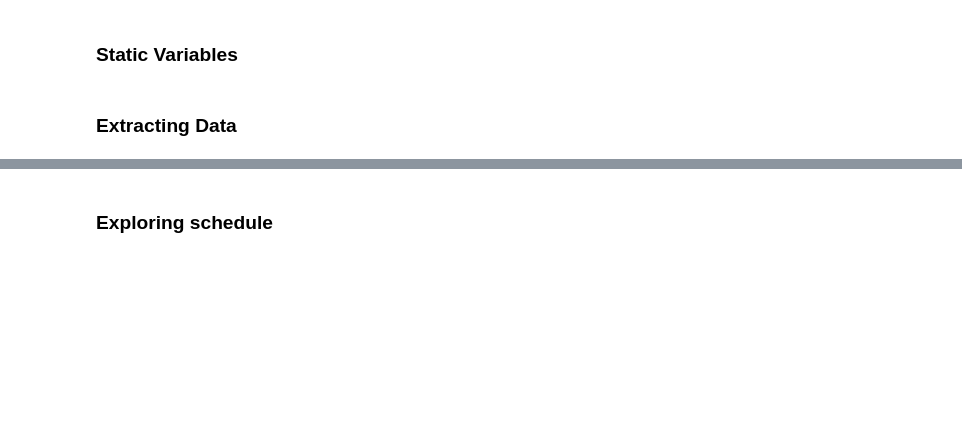
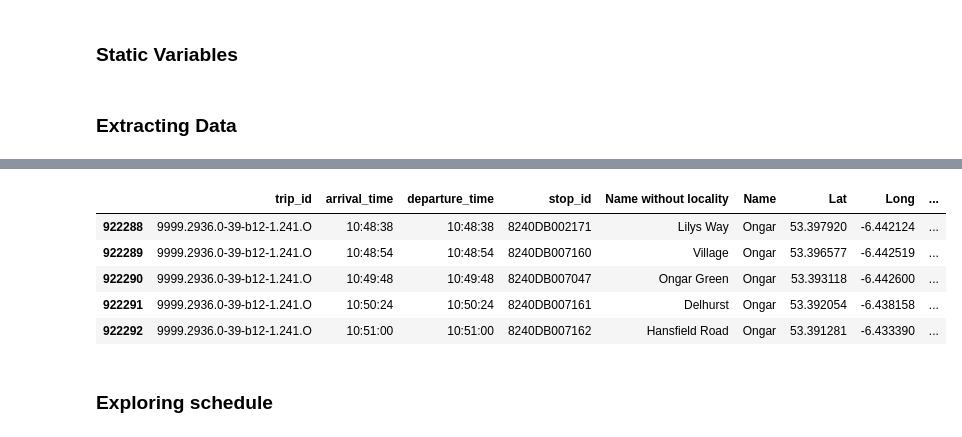
Before and after one commit to brokenloop/Research_practicum_2017, a Jupyter notebook: Data Analysis/Daniel/Schedule & Data comparison 2.ipynb, the cells around one changed output, grey strips where cells are left out. Cells and saved outputs as stored; diff of their text form; code cells hidden in the pictures; blank space fills up the shorter version.

```diff
--- a/Data Analysis/Daniel/Schedule & Data comparison 2.ipynb
+++ b/Data Analysis/Daniel/Schedule & Data comparison 2.ipynb
@@ -27,5 +27,13 @@ df.shape
 # %%
 schedule = pd.read_csv("bus_data/dublinbus_scheduledData2013csv.csv", low_memory=False, encoding="ISO-8859-1")
+schedule.tail()
+# %% [output]
+|  | trip_id | arrival_time | departure_time | stop_id | Name without locality | Name | Lat | Long | ... |
+| 922288 | 9999.2936.0-39-b12-1.241.O | 10:48:38 | 10:48:38 | 8240DB002171 | Lilys Way | Ongar | 53.397920 | -6.442124 | ... |
+| 922289 | 9999.2936.0-39-b12-1.241.O | 10:48:54 | 10:48:54 | 8240DB007160 | Village | Ongar | 53.396577 | -6.442519 | ... |
+| 922290 | 9999.2936.0-39-b12-1.241.O | 10:49:48 | 10:49:48 | 8240DB007047 | Ongar Green | Ongar | 53.393118 | -6.442600 | ... |
+| 922291 | 9999.2936.0-39-b12-1.241.O | 10:50:24 | 10:50:24 | 8240DB007161 | Delhurst | Ongar | 53.392054 | -6.438158 | ... |
+| 922292 | 9999.2936.0-39-b12-1.241.O | 10:51:00 | 10:51:00 | 8240DB007162 | Hansfield Road | Ongar | 53.391281 | -6.433390 | ... |
 # %%
 # Dropping null values - some in our dataframe are marked as 'null' (string) for some reason?
 schedule = schedule.dropna()
```
Also changed, not shown: parts of 9 cells of this notebook, 6 other files.
